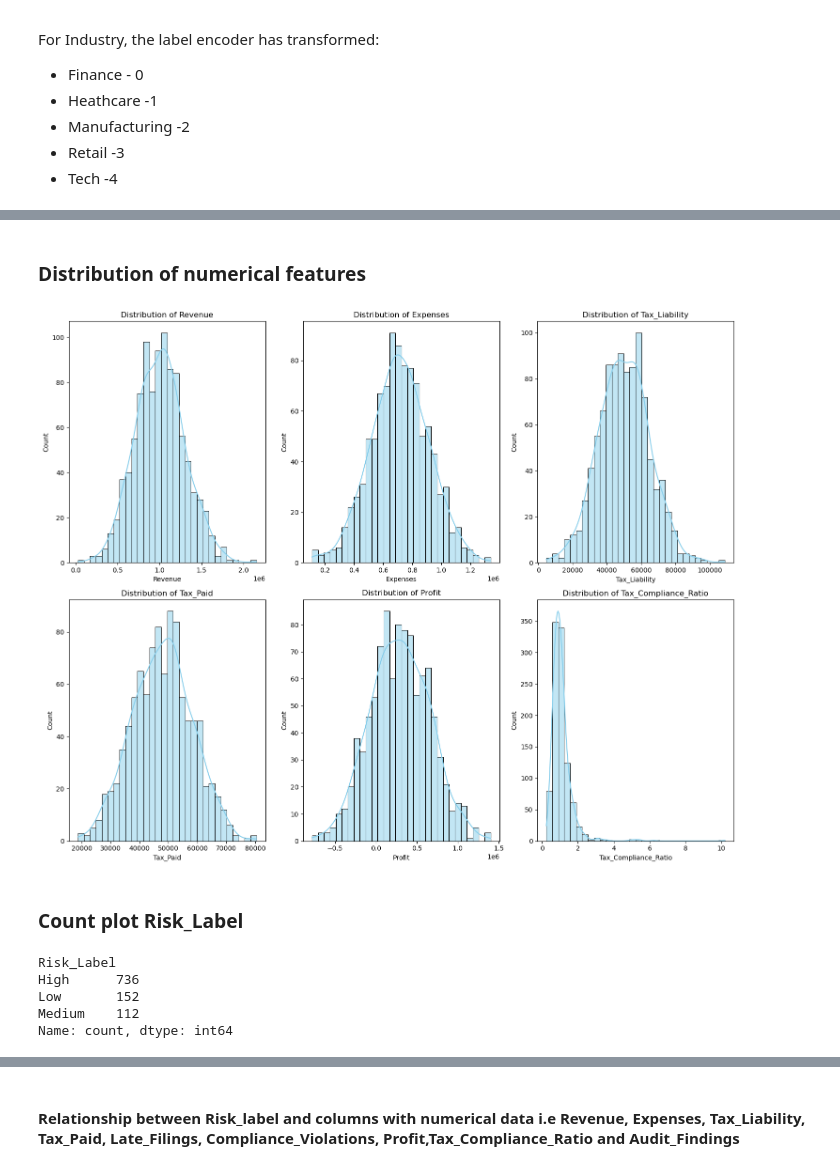
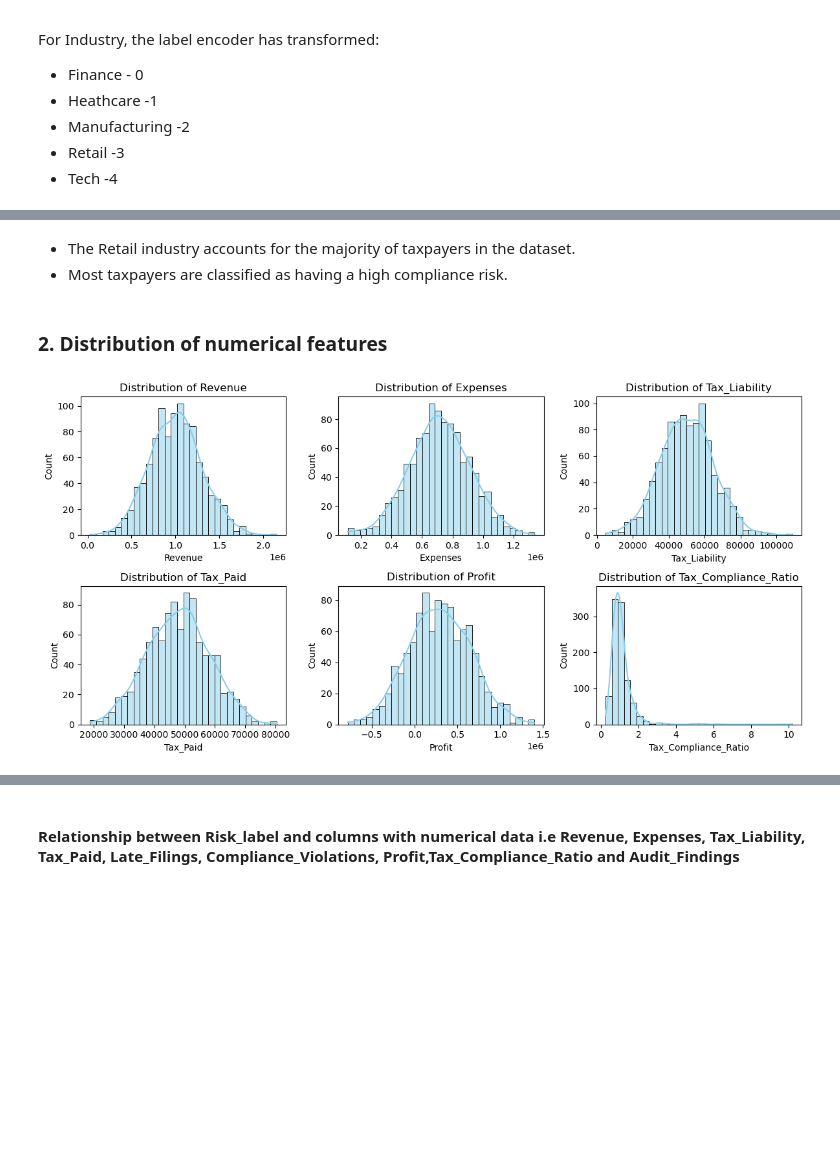
Before and after one commit to csaafrica/group5_predicting_high_risk_taxpayers_using_ML, a Jupyter notebook: notebooks/Risky_Taxpayer_Prediction_project.ipynb, the cells around one changed output, grey strips where cells are left out. Cells and saved outputs as stored; diff of their text form; code cells hidden in the pictures; blank space fills up the shorter version.

```diff
--- a/notebooks/Risky_Taxpayer_Prediction_project.ipynb
+++ b/notebooks/Risky_Taxpayer_Prediction_project.ipynb
@@ -227,0 +221,16 @@ For Industry, the label encoder has transformed:
+# %%
+# List of columns with categorical data
+cols = ["Industry", "Risk_Label"]
+
+fig, axes = plt.subplots(1, len(cols), figsize=(12, 6))
+
+# Loop through the columns and create count plots
+for i, col in enumerate(cols):
+    sns.countplot(data=data, x=col, hue=col, ax=axes[i], palette='Set2', legend=False)
+    axes[i].set_title(f'Count of {col}')
+    axes[i].set_xlabel(col)
+    axes[i].set_ylabel('Count')
+
+
+plt.tight_layout()
+plt.show()
@@ -228,27 +239,20 @@ For Industry, the label encoder has transformed:
+# %% [markdown]
+- The Retail industry accounts for the majority of taxpayers in the dataset.
+- Most taxpayers are classified as having a high compliance risk.
 # %% [markdown]
-### Distribution of numerical features
+### 2. Distribution of numerical features
 # %%
-# disribution of numercal columns
+# List of columns with numerical data
 numeric_cols = ['Revenue', 'Expenses', 'Tax_Liability', 'Tax_Paid',
                 'Profit', 'Tax_Compliance_Ratio']
 
-plt.figure(figsize=(15, 12))
+plt.figure(figsize=(12, 6))
+# Loop through the columns and create histogram plots
 for i, col in enumerate(numeric_cols, 1):
     plt.subplot(2, 3, i)
     sns.histplot(data[col], kde=True, bins=30, color='skyblue')
     plt.title(f'Distribution of {col}')
 plt.tight_layout()
 plt.show()
 # %% [output]
-[figure, old version]
+[figure, new version]
-# %% [markdown]
-### Count plot Risk_Label
-# %%
-# checking how the Risk_Label column is balanced
-data["Risk_Label"].value_counts()
-# %% [output]
-Risk_Label
-High      736
-Low       152
-Medium    112
-Name: count, dtype: int64
```
Also changed, not shown: parts of 23 cells of this notebook.
